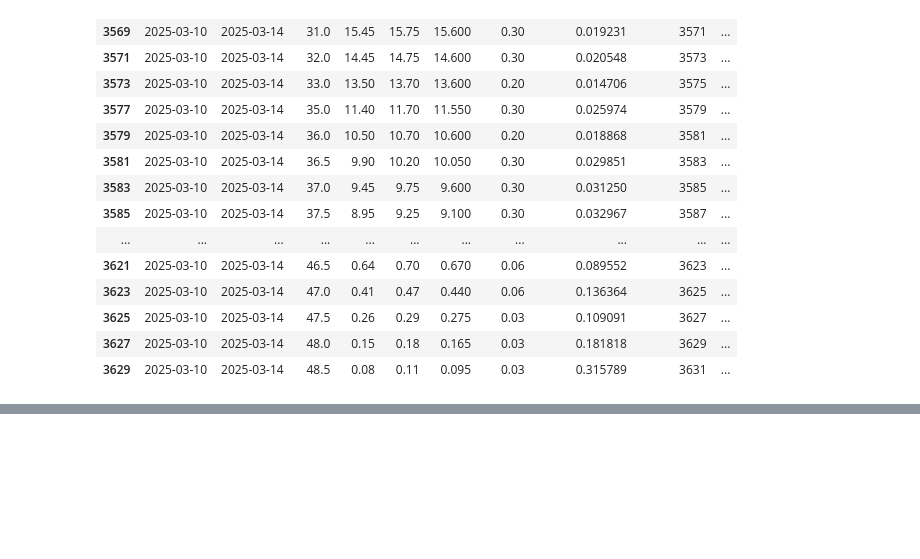
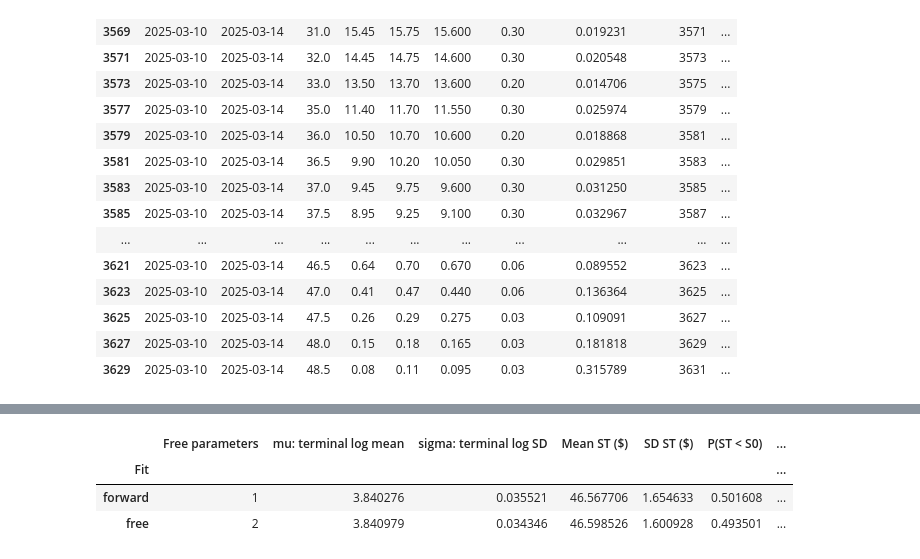
Before and after one commit to moctran/MiniProject5, a Jupyter notebook: VZ_Part1_Data_Selection.ipynb, the cells around one changed output, grey strips where cells are left out. Cells and saved outputs as stored; diff of their text form; code cells hidden in the pictures; blank space fills up the shorter version.

```diff
--- a/VZ_Part1_Data_Selection.ipynb
+++ b/VZ_Part1_Data_Selection.ipynb
@@ -581,0 +725,86 @@ display(Markdown(
+# %%
+def lognormal_call_from_mean(strikes, F, sigma, rate, maturity):
+    """European prices from terminal mean F and terminal log-SD sigma.
+
+    sigma already describes the full terminal horizon. No extra sqrt(T) here.
+    """
+    strikes = np.asarray(strikes, dtype=float)
+    if np.any(strikes <= 0) or F <= 0 or sigma <= 0:
+        raise ValueError('Strikes, F and terminal sigma must be positive.')
+    d2 = (np.log(F/strikes)-0.5*sigma**2)/sigma
+    d1 = d2+sigma
+    return np.exp(-rate*maturity)*(F*norm.cdf(d1)-strikes*norm.cdf(d2))
+
+def lognormal_call(strikes, mu, sigma, rate, maturity):
+    """Same pricing function in the assignment's (mu, sigma) notation."""
+    F = np.exp(mu+0.5*sigma**2)
+    return lognormal_call_from_mean(strikes, F, sigma, rate, maturity)
+
+SIGMA_BOUNDS = (1e-5, 2.0)  # Terminal log standard deviation, not annualized.
+F_BOUNDS = (0.1*S0, 10*S0)  # Only used in the unrestricted diagnostic.
+sigma_initial = np.clip(0.25*np.sqrt(T), 1e-4, 1.0)
+
+def fit_lognormal(mean_treatment):
+    if mean_treatment == 'forward':
+        x0 = [np.log(sigma_initial)]
+        bounds = ([np.log(SIGMA_BOUNDS[0])], [np.log(SIGMA_BOUNDS[1])])
+        def unpack(x):
+            return F_carry, float(np.exp(x[0]))
+    elif mean_treatment == 'free':
+        x0 = [np.log(F_carry), np.log(sigma_initial)]
+        bounds = (np.log([F_BOUNDS[0], SIGMA_BOUNDS[0]]),
+                  np.log([F_BOUNDS[1], SIGMA_BOUNDS[1]]))
+        def unpack(x):
+            return float(np.exp(x[0])), float(np.exp(x[1]))
+    else:
+        raise ValueError('Unknown mean treatment.')
+
+    def residual(x):
+        F, sigma = unpack(x)
+        return lognormal_call_from_mean(K, F, sigma, r, T)-C_obs
+
+    def jacobian(x):
+        F, sigma = unpack(x)
+        d1 = (np.log(F/K)+0.5*sigma**2)/sigma
+        # Derivatives of price w.r.t. log(F) and log(sigma).
+        d_logF = discount*F*norm.cdf(d1)
+        d_logsigma = discount*F*norm.pdf(d1)*sigma
+        return (d_logsigma[:, None] if mean_treatment == 'forward'
+                else np.column_stack([d_logF, d_logsigma]))
+
+    result = least_squares(residual, x0, jac=jacobian, bounds=bounds,
+                           loss='linear', ftol=1e-12, xtol=1e-12, gtol=1e-12,
+                           max_nfev=3000)
+    if not result.success or not np.isfinite(result.fun).all():
+        raise RuntimeError(f'Calibration failed: {result.message}')
+    if np.any(result.active_mask != 0):
+        warnings.warn('An optimization bound is active. Review bounds and identification.')
+    F, sigma = unpack(result.x)
+    mu = np.log(F)-0.5*sigma**2
+    fitted = lognormal_call(K, mu, sigma, r, T)
+    sd = F*np.sqrt(np.expm1(sigma**2))
+    return {'mean_treatment': mean_treatment, 'mu': float(mu), 'sigma': sigma,
+            'mean': F, 'std': float(sd),
+            'p_below_spot': float(norm.cdf((np.log(S0)-mu)/sigma)),
+            'annual_vol_equivalent': float(sigma/np.sqrt(T)),
+            'rmse': float(np.sqrt(np.mean((fitted-C_obs)**2))),
+            'fitted': fitted, 'optimizer': result}
+
+fits = {mode: fit_lognormal(mode) for mode in ['forward', 'free']}
+chosen = fits[MEAN_TREATMENT]
+mu_hat, sigma_hat = chosen['mu'], chosen['sigma']
+C_fitted = chosen['fitted']
+comparison_rows = []
+for label, fit in fits.items():
+    comparison_rows.append({'Fit': label, 'Free parameters': 1 if label == 'forward' else 2,
+        'mu: terminal log mean': fit['mu'], 'sigma: terminal log SD': fit['sigma'],
+        'Mean ST ($)': fit['mean'], 'SD ST ($)': fit['std'],
+        'P(ST < S0)': fit['p_below_spot'], 'RMSE ($/share)': fit['rmse'],
+        'Mean minus carry F ($)': fit['mean']-F_carry})
+fit_comparison = pd.DataFrame(comparison_rows).set_index('Fit')
+display(fit_comparison.round(8))
+print('Selected result:', MEAN_TREATMENT)
+print('Optimizer:', chosen['optimizer'].message)
+print(f'BSM-equivalent annual volatility: {100*chosen["annual_vol_equivalent"]:.3f}%')
+print('The free fit is a pricing diagnostic; a lower RMSE does not remove its carry inconsistency.')
+# %% [output]
@@ -581,0 +815,4 @@ display(Markdown(
+|  | Free parameters | mu: terminal log mean | sigma: terminal log SD | Mean ST ($) | SD ST ($) | P(ST < S0) | ... |
+| Fit |  |  |  |  |  |  | ... |
+| forward | 1 | 3.840276 | 0.035521 | 46.567706 | 1.654633 | 0.501608 | ... |
+| free | 2 | 3.840979 | 0.034346 | 46.598526 | 1.600928 | 0.493501 | ... |
```
Also changed, not shown: parts of 17 cells of this notebook.
